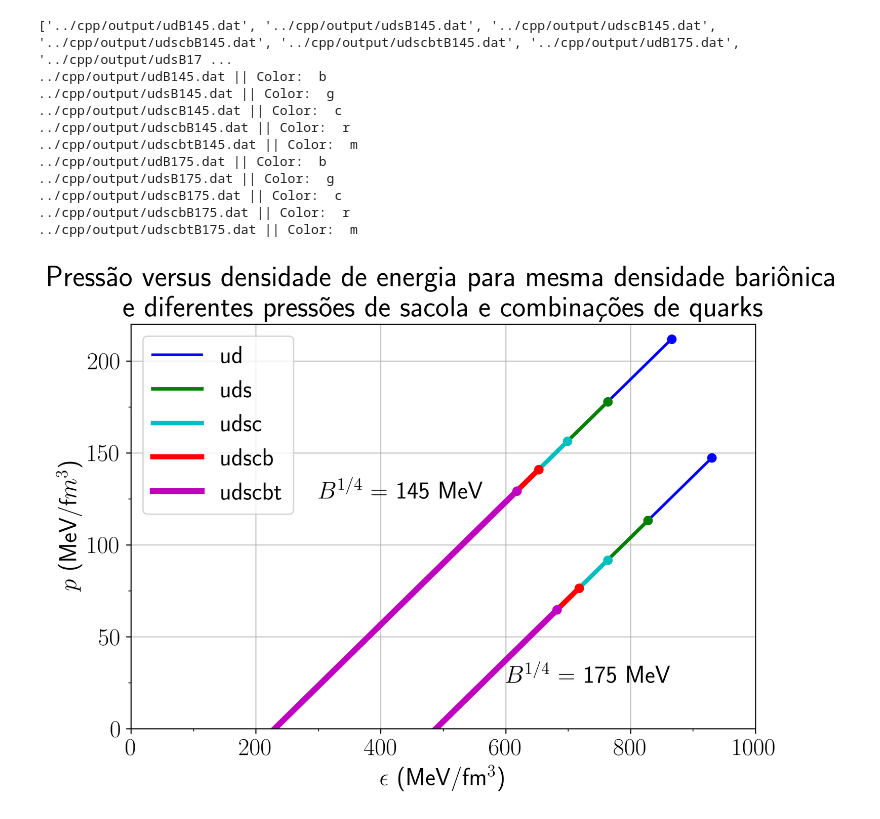
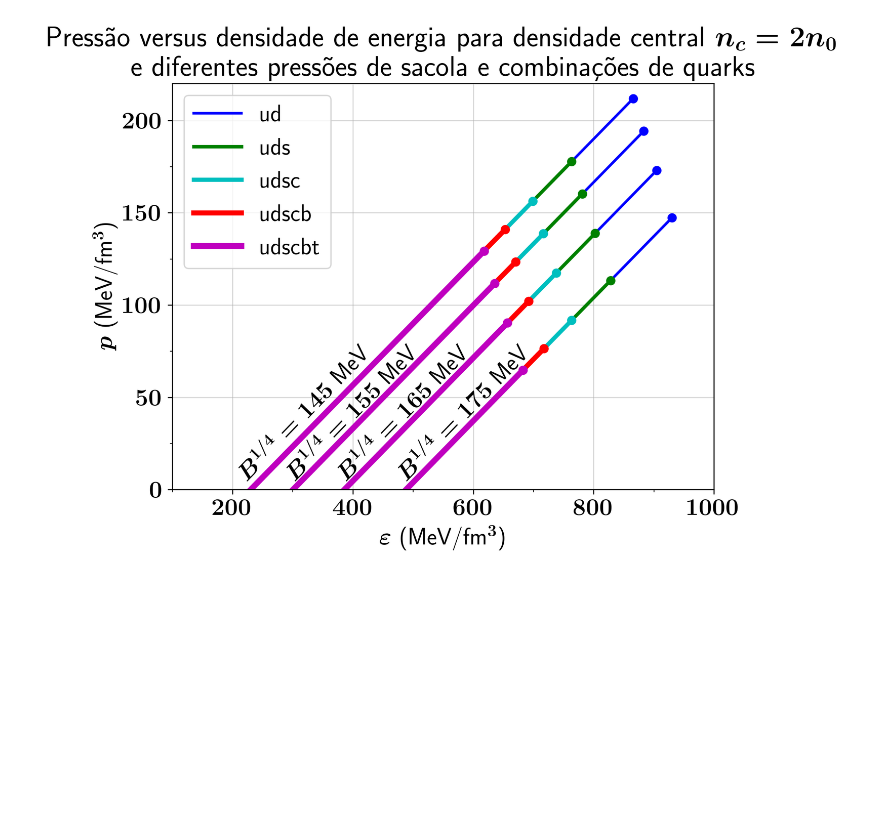
Before and after one commit to nicofgr/dense-star, a Jupyter notebook: python/Graph2.ipynb, the cells around one changed output. Saved outputs shown, nothing was run; the diff lists cells and outputs as text; code cells hidden in the pictures; blank space fills up the shorter version.

```diff
--- a/python/Graph2.ipynb
+++ b/python/Graph2.ipynb
@@ -4,16 +4,17 @@ import numpy as np
 from matplotlib.ticker import AutoMinorLocator, MultipleLocator
 
 plt.rcParams['text.usetex'] = True
+plt.rcParams['text.latex.preamble'] = r'\boldmath'
 plt.rcParams["font.size"] = 18
-plt.rcParams['figure.figsize'] = [8, 6]
+plt.rcParams['figure.figsize'] = [7.3, 6]
 plt.rcParams['figure.dpi'] = 300
 
 fig, ax1 = plt.subplots()
 #-------------------------------------------------------
 bagPressures = []
 bagPressures.append(145)
-#bagPressures.append(155)
-#bagPressures.append(165)
+bagPressures.append(155)
+bagPressures.append(165)
 bagPressures.append(175)
 titles = []
 titles.append('ud')
@@ -25,7 +26,7 @@ dirs = []
 for bP in bagPressures:
     for i in titles:
         dirs.append('../cpp/output/' + i + 'B' + str(bP) +'.dat')
-print(dirs)
+#print(dirs)
 cols = []
 cols.append('b')
 cols.append('g')
@@ -42,52 +43,44 @@ style.append('')
 
 
 #ax1.set_title("$B^{1/4}$ = " + str(bagPressures[k]) + " MeV")
-ax1.set_xlabel(r'$\epsilon$ (MeV/fm$^3$)')
-ax1.set_ylabel(r'$p$ (MeV/f$m^3$)')
-ax1.set_xlim([0,1000])
+ax1.set_xlabel(r'$\varepsilon$ (MeV/fm$^3$)')
+ax1.set_ylabel(r'$p$ (MeV/fm$^3$)')
+ax1.set_xlim([100,1000])
 #ax1.xaxis.set_major_locator(MultipleLocator(2))
 ax1.xaxis.set_minor_locator(MultipleLocator(100))
 ax1.set_ylim([0,220])
 ax1.yaxis.set_major_locator(MultipleLocator(50))
 ax1.yaxis.set_minor_locator(MultipleLocator(25))
 
 for i in range(len(titles)*len(bagPressures)):
     x = []
     with open(dirs[i], 'r') as f:
 
         lines = f.readlines()
         x.append([float(line.split()[0]) for line in lines])
         x.append([float(line.split()[1]) for line in lines])
         x.append([float(line.split()[2]) for line in lines])
         x.append([float(line.split()[3]) for line in lines])
 
-        ax1.grid(True, alpha=0.75)
+        ax1.grid(True, alpha=0.5)
         #ax1.plot([x[i][3][0],x[i][3][0]], [x[i][1][0],0] ,'--', color='tab:gray')
         #ax1[k].plot([0,x[i][3][0]], [x[i][1][0],x[i][1][0]] ,'--', color='tab:gray')
         if i >= 5:
             ax1.plot(x[3],x[1], cols[i%5], linewidth = (0.6*(i%5))+2)
 
         else:
             ax1.plot(x[3],x[1], cols[i%5], label=str(titles[i%5]), linewidth = (0.6*(i%5))+2)
         ax1.plot(x[3][0],x[1][0], 'o', color=cols[i%5])
-        print(dirs[i], "|| Color: ", cols[i%5])
+        #print(dirs[i], "|| Color: ", cols[i%5])
 
-plt.annotate('$B^{1/4}$ = 145 MeV', (300,125))
-plt.annotate('$B^{1/4}$ = 175 MeV', (600,25))
+rot = 46
+plt.annotate('$B^{1/4} = 145$ MeV', (205,5), rotation = rot)
+plt.annotate('$B^{1/4} = 155$ MeV', (285,5), rotation = rot)
+plt.annotate('$B^{1/4} = 165$ MeV', (370,5), rotation = rot)
+plt.annotate('$B^{1/4} = 175$ MeV', (470,5), rotation = rot)
 ax1.legend(loc='upper left')
-ax1.set_title("Pressão versus densidade de energia para mesma densidade bariônica \ne diferentes pressões de sacola e combinações de quarks")
-fig.tight_layout(pad=1.25)
+ax1.set_title("Pressão versus densidade de energia para densidade central $n_c = 2n_0$\ne diferentes pressões de sacola e combinações de quarks")
+fig.tight_layout(pad=1)
 plt.show()
 # %% [output]
-['../cpp/output/udB145.dat', '../cpp/output/udsB145.dat', '../cpp/output/udscB145.dat', '../cpp/output/udscbB145.dat', '../cpp/output/udscbtB145.dat', '../cpp/output/udB175.dat', '../cpp/output/udsB17 ...
-../cpp/output/udB145.dat || Color:  b
-../cpp/output/udsB145.dat || Color:  g
-../cpp/output/udscB145.dat || Color:  c
-../cpp/output/udscbB145.dat || Color:  r
-../cpp/output/udscbtB145.dat || Color:  m
-../cpp/output/udB175.dat || Color:  b
-../cpp/output/udsB175.dat || Color:  g
-../cpp/output/udscB175.dat || Color:  c
-../cpp/output/udscbB175.dat || Color:  r
-../cpp/output/udscbtB175.dat || Color:  m
-[figure, old version]
+[figure, new version]
```
Also changed, not shown: 46 other files.
